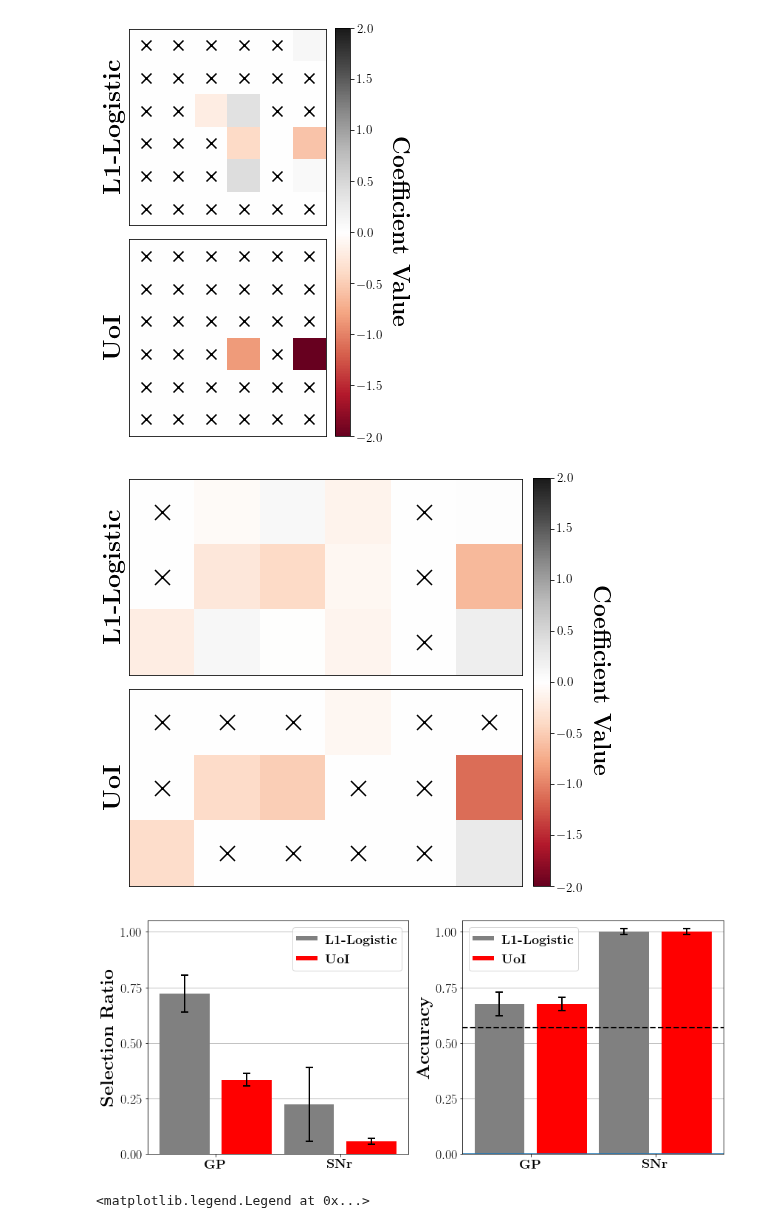
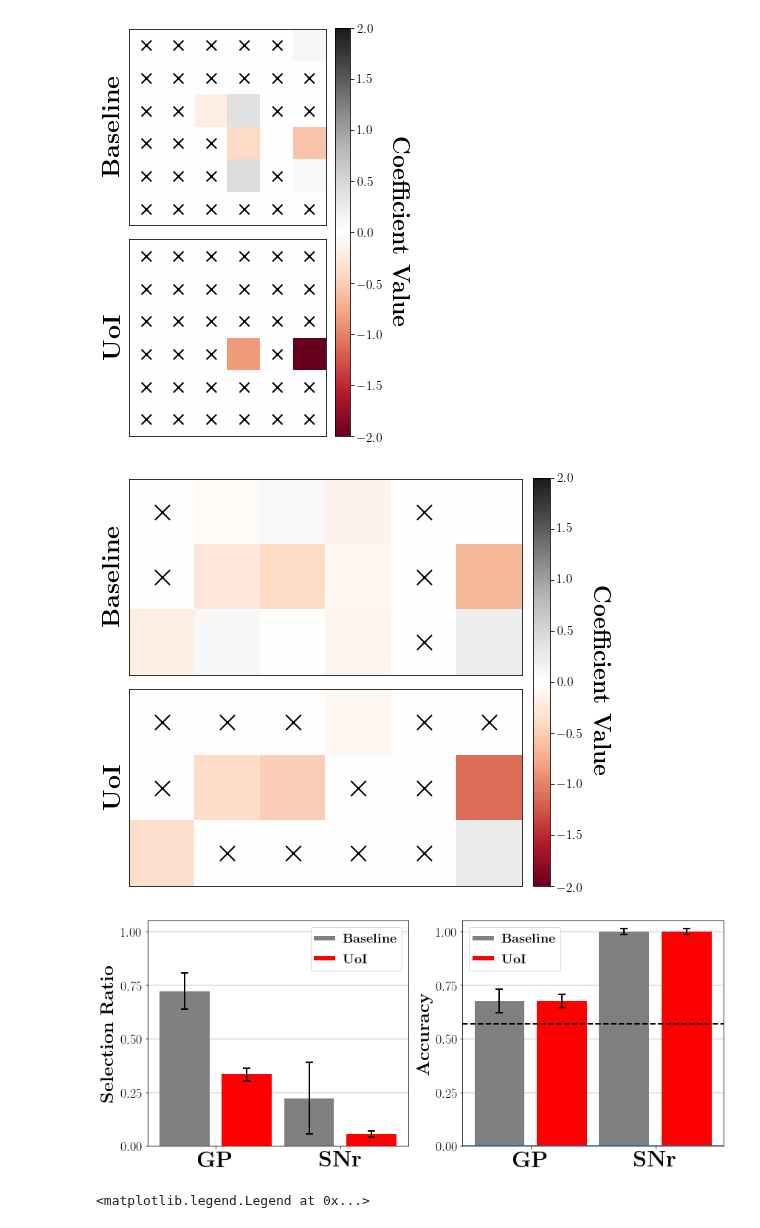
Before and after one commit to BouchardLab/neuroinference, a Jupyter notebook: notebooks/classification/bg_analysis.ipynb, the cells around one changed output. Drawn from its saved outputs; the diff is of its cells as text; code cells hidden in the pictures.

Commit message:
updates figure labels in BG analysis

```diff
--- a/notebooks/classification/bg_analysis.ipynb
+++ b/notebooks/classification/bg_analysis.ipynb
@@ -58,11 +58,11 @@ cb.set_label(r'\textbf{Coefficient Value}',
              labelpad=25,
              rotation=270,
              fontsize=23)
-axes[0].set_ylabel(r'\textbf{L1-Logistic}', fontsize=25)
+axes[0].set_ylabel(r'\textbf{Baseline}', fontsize=25)
 axes[1].set_ylabel(r'\textbf{UoI}', fontsize=25)
 plt.savefig('figure7_snr.pdf', bbox_inches='tight')
 # %% [output]
-[figure, old version]
+[figure, new version]
 # %%
 fig, axes = plt.subplots(2, 1, figsize=(12, 6))
 
@@ -85,11 +85,11 @@ cb.set_label(r'\textbf{Coefficient Value}',
              rotation=270,
              fontsize=23)
 
-axes[0].set_ylabel(r'\textbf{L1-Logistic}', fontsize=25)
+axes[0].set_ylabel(r'\textbf{Baseline}', fontsize=25)
 axes[1].set_ylabel(r'\textbf{UoI}', fontsize=25)
 plt.savefig('figure7_gp.pdf', bbox_inches='tight')
 # %% [output]
-[figure, old version]
+[figure, new version]
 # %%
 # plot the results
 fig, axes = plt.subplots(1, 2, figsize=(12, 5))
@@ -133,38 +133,39 @@ axes[1].axhline(y=106./186, xmin=0, xmax=1,
 # plot labels
 axes[0].set_ylabel(r'\textbf{Selection Ratio}', fontsize=25)
 axes[1].set_ylabel(r'\textbf{Accuracy}', fontsize=25)
 
 # cosmetic + legend
 for ax in axes:
     # limits
     ax.set_ylim([0, 1.05])
 
     # ticks
     ax.set_xticks([0.5, 2.5])
-    ax.set_xticklabels([r'\textbf{GP}', r'\textbf{SNr}'], fontsize=18)
+    ax.set_xticklabels([r'\textbf{GP}', r'\textbf{SNr}'])
     ax.set_yticks([0, 0.25, 0.50, 0.75, 1.])
+    ax.tick_params(axis='x', labelsize=30)
+    ax.tick_params(axis='y', labelsize=18)
+
 
     # legend labels
-    ax.plot([], color='gray', label=r'\textbf{L1-Logistic}')
+    ax.plot([], color='gray', label=r'\textbf{Baseline}')
     ax.plot([], color='r', label=r'\textbf{UoI}')
     lgd = ax.legend(loc='best', prop={'size': 18},
                     handletextpad=0.7,
                     handlelength=1.3)
     for line in lgd.get_lines():
         line.set_linewidth(6.0)
 
     # gridlines
     ax.grid('on', axis='y')
     ax.set_axisbelow(True)
 
-    ax.tick_params(labelsize=18)
-
 axes[1].axhline()
 
 plt.tight_layout()
 plt.savefig('figure7_bg_metrics.pdf', bbox_inches='tight')
 # %% [output]
-[figure, old version]
+[figure, new version]
 # %%
 # alternative plot
 fig, ax = plt.subplots(1, 1, figsize=(6, 6))
```
